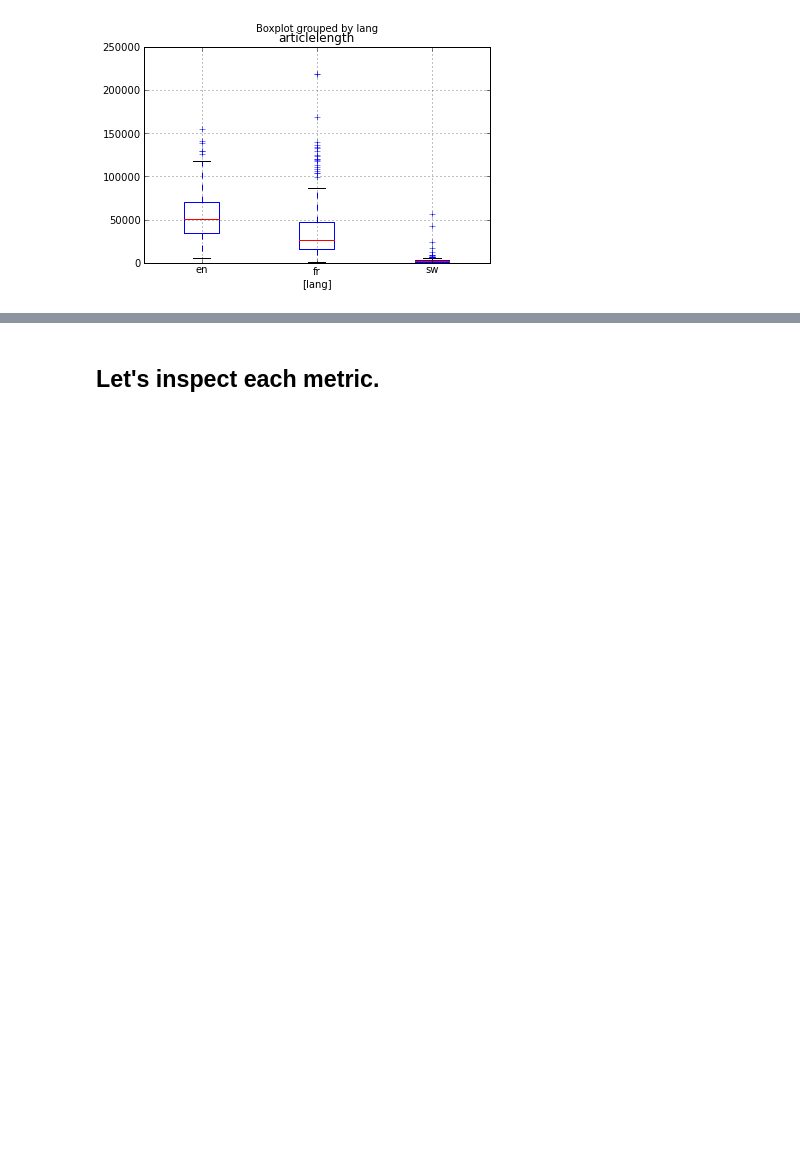
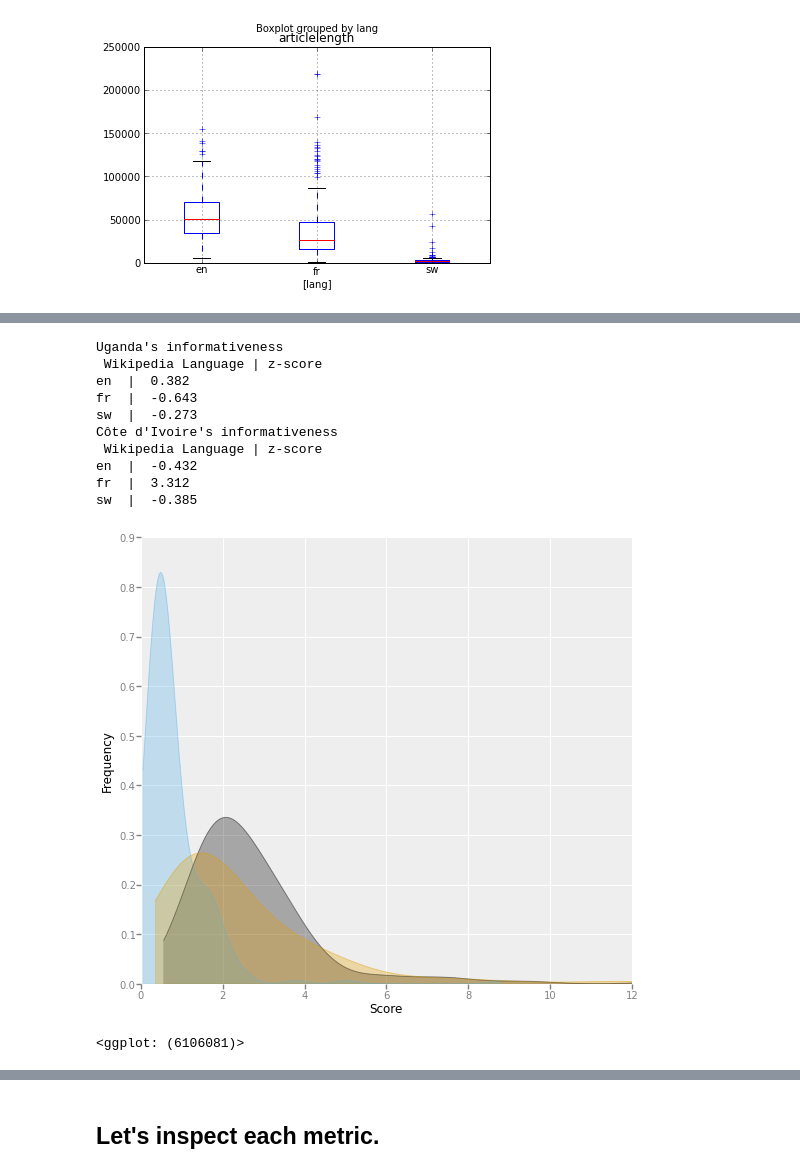
Before and after one commit to notconfusing/kumusha_takes_wiki, a Jupyter notebook: ActionableMetrics.ipynb, the cells around one changed output, grey strips where cells are left out. Cells and saved outputs as stored; diff of their text form; code cells hidden in the pictures; blank space fills up the shorter version.

```diff
--- a/ActionableMetrics.ipynb
+++ b/ActionableMetrics.ipynb
@@ -322,3 +331,44 @@ def metric_analyse(ametric, binw):
         cdi_zscores[k].append(v)
         print k, ' | ',"%.3f" % v
     return plotinfo
+# %%
+def metric_analyse_density(ametric, xlimit, ):
+    inf_df = metric_df_dict[ametric]
+
+    zscore = lambda x: (x - x.mean()) / x.std()
+
+    inf_piv = inf_df.pivot(index='qid', columns='lang', values='val')
+
+    inf_piv_z = inf_piv.apply(zscore)
+
+    plotinfo = ggplot(aes(x='val', colour='lang', fill=True, alpha = 0.3), data=inf_df) + geom_density() + labs("Score", "Frequency") + \
+    scale_x_continuous(limits=(0,xlimit))
+
+
+    global uganda_zscores, cdi_zscores
+    print "Uganda's " + ametric+ "\n Wikipedia Language | z-score"
+    ug = inf_piv_z.loc[ugandaqid]
+    for k, v in ug.iteritems():
+        uganda_zscores[k].append(v)
+        print k, ' | ',"%.3f" % v
+    print "Côte d'Ivoire's " + ametric+ "\n Wikipedia Language | z-score"
+    cdi = inf_piv_z.loc[cdiqid]
+    for k, v in cdi.iteritems():
+        cdi_zscores[k].append(v)
+        print k, ' | ',"%.3f" % v
+    return plotinfo
+# %%
+metric_analyse_density('informativeness', 12)
+# %% [output]
+Uganda's informativeness
+ Wikipedia Language | z-score
+en  |  0.382
+fr  |  -0.643
+sw  |  -0.273
+Côte d'Ivoire's informativeness
+ Wikipedia Language | z-score
+en  |  -0.432
+fr  |  3.312
+sw  |  -0.385
+[figure, added]
+<ggplot: (6106081)>
```
Also changed, not shown: parts of 45 cells of this notebook.
